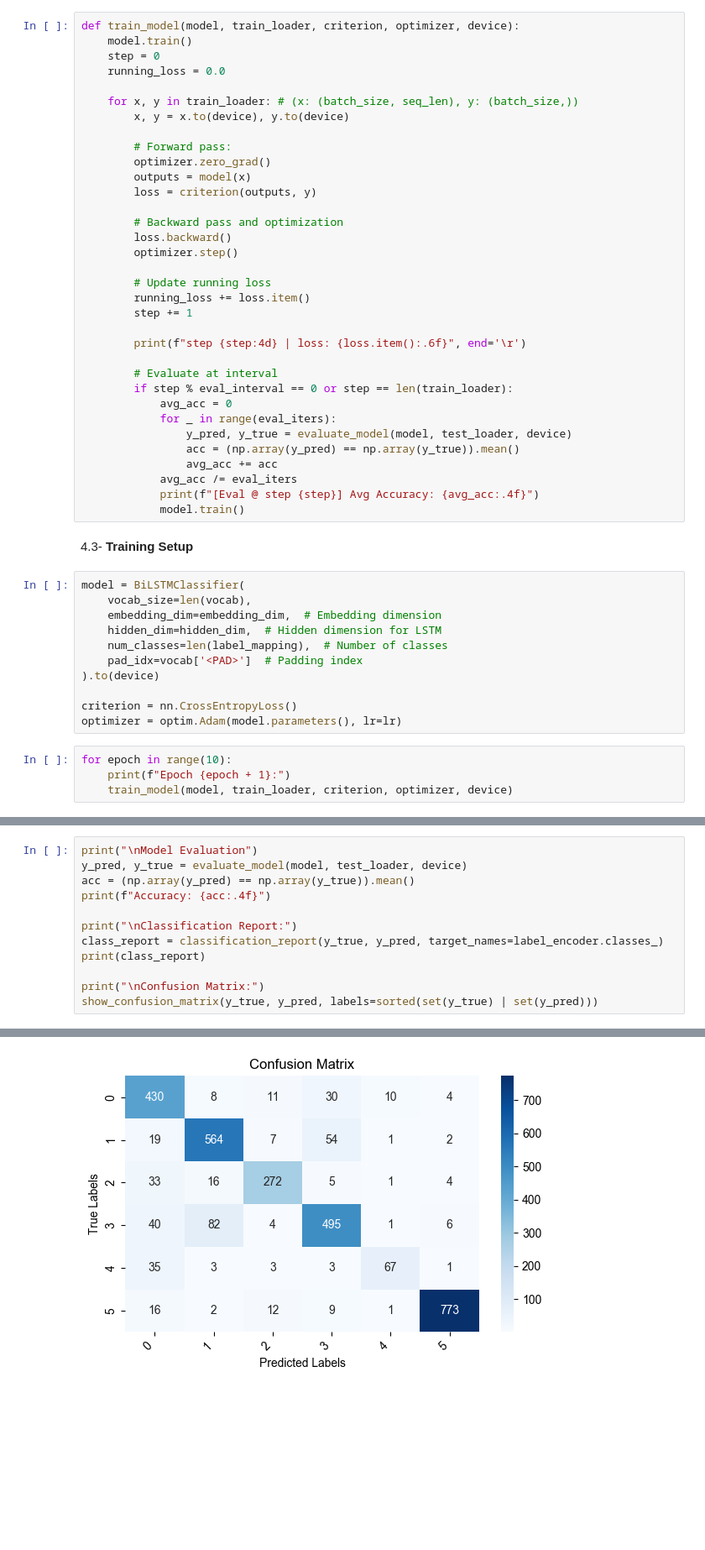
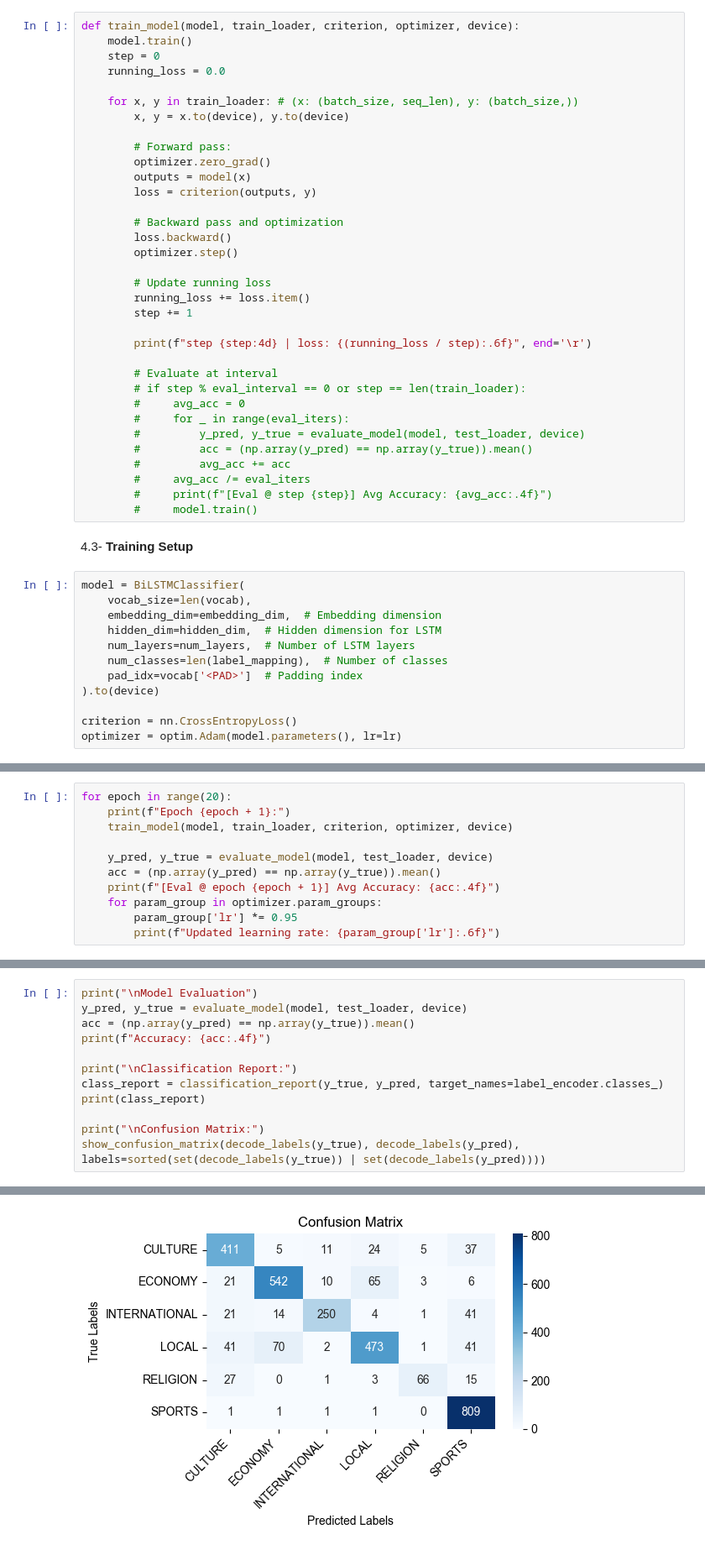
Before and after one commit to SaudAlhafith/CS365-Project, a Jupyter notebook: CS365-Project-Phase1.ipynb, the cells around one changed output, grey strips where cells are left out. Shown at 84% size. Cells and saved outputs as stored; diff of their text form; blank space fills up the shorter version.

Commit message:
Implement feature X to enhance user experience and optimize performance

```diff
--- a/CS365-Project-Phase1.ipynb
+++ b/CS365-Project-Phase1.ipynb
@@ -721,18 +723,18 @@ def train_model(model, train_loader, criterion, optimizer, device):
         running_loss += loss.item()
         step += 1
 
-        print(f"step {step:4d} | loss: {loss.item():.6f}", end='\r')
+        print(f"step {step:4d} | loss: {(running_loss / step):.6f}", end='\r')
 
         # Evaluate at interval
-        if step % eval_interval == 0 or step == len(train_loader):
-            avg_acc = 0
-            for _ in range(eval_iters):
-                y_pred, y_true = evaluate_model(model, test_loader, device)
-                acc = (np.array(y_pred) == np.array(y_true)).mean()
-                avg_acc += acc
-            avg_acc /= eval_iters
-            print(f"[Eval @ step {step}] Avg Accuracy: {avg_acc:.4f}")
-            model.train()
+        # if step % eval_interval == 0 or step == len(train_loader):
+        #     avg_acc = 0
+        #     for _ in range(eval_iters):
+        #         y_pred, y_true = evaluate_model(model, test_loader, device)
+        #         acc = (np.array(y_pred) == np.array(y_true)).mean()
+        #         avg_acc += acc
+        #     avg_acc /= eval_iters
+        #     print(f"[Eval @ step {step}] Avg Accuracy: {avg_acc:.4f}")
+        #     model.train()
 # %% [markdown]
 4.3- **Training Setup**
 # %%
@@ -740,13 +742,10 @@ model = BiLSTMClassifier(
     vocab_size=len(vocab),
     embedding_dim=embedding_dim,  # Embedding dimension
     hidden_dim=hidden_dim,  # Hidden dimension for LSTM
+    num_layers=num_layers,  # Number of LSTM layers
     num_classes=len(label_mapping),  # Number of classes
     pad_idx=vocab['<PAD>']  # Padding index
 ).to(device)
 
 criterion = nn.CrossEntropyLoss()
 optimizer = optim.Adam(model.parameters(), lr=lr)
-# %%
-for epoch in range(10):
-    print(f"Epoch {epoch + 1}:")
-    train_model(model, train_loader, criterion, optimizer, device)
@@ -770,0 +752,11 @@ Epoch 10 completed.
+# %%
+for epoch in range(20):
+    print(f"Epoch {epoch + 1}:")
+    train_model(model, train_loader, criterion, optimizer, device)
+
+    y_pred, y_true = evaluate_model(model, test_loader, device)
+    acc = (np.array(y_pred) == np.array(y_true)).mean()
+    print(f"[Eval @ epoch {epoch + 1}] Avg Accuracy: {acc:.4f}")
+    for param_group in optimizer.param_groups:
+        param_group['lr'] *= 0.95
+        print(f"Updated learning rate: {param_group['lr']:.6f}")
@@ -779,6 +777,6 @@ class_report = classification_report(y_true, y_pred, target_names=label_encoder.
 print(class_report)
 
 print("\nConfusion Matrix:")
-show_confusion_matrix(y_true, y_pred, labels=sorted(set(y_true) | set(y_pred)))
+show_confusion_matrix(decode_labels(y_true), decode_labels(y_pred), labels=sorted(set(decode_labels(y_true)) | set(decode_labels(y_pred))))
 # %% [output]
 Model Evaluation
@@ -800,4 +798,4 @@ INTERNATIONAL       0.88      0.82      0.85       331
 
 
 Confusion Matrix:
-[figure, old version]
+[figure, new version]
```
Also changed, not shown: parts of 6 cells of this notebook.
